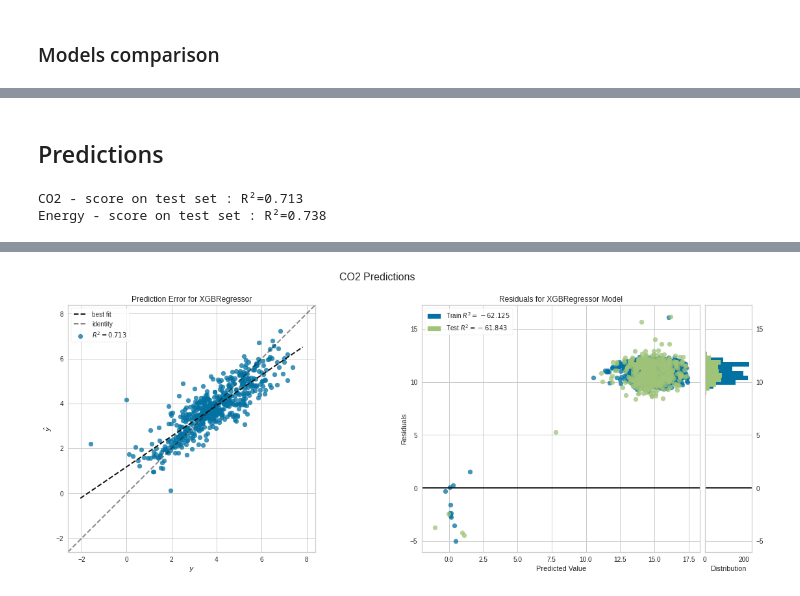
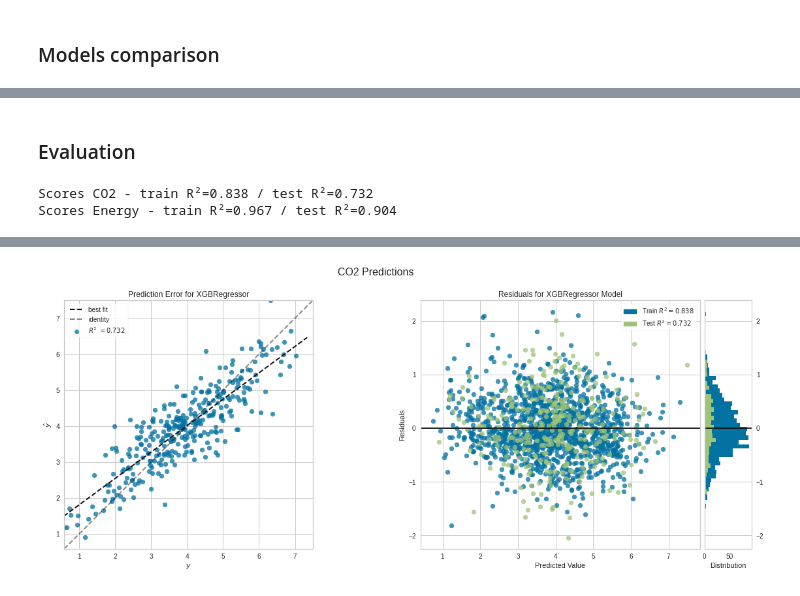
Before and after one commit to FlorianFormentini/OC_IML_P3_EnergyConsumption, a Jupyter notebook: Pelec_02_Predictions.ipynb, the cells around one changed output, grey strips where cells are left out. Saved outputs shown, nothing was run; the diff lists cells and outputs as text; code cells hidden in the pictures.

```diff
--- a/Pelec_02_Predictions.ipynb
+++ b/Pelec_02_Predictions.ipynb
@@ -138,0 +151,19 @@ X_test = pd.DataFrame(imputer.transform(X_test), columns=X_test.columns)
+# %%
+from sklearn.decomposition import PCA
+from sklearn.preprocessing import OneHotEncoder, StandardScaler
+
+preprocessor = Pipeline([
+    # Categorical featurees encoding
+    # Feature scaling
+    ('scaler', MinMaxScaler(feature_range=(0, 1))),
+    #('scaler', StandardScaler()),
+    # missing values imputation
+    ('imputer', KNNImputer(n_neighbors=5)),
+    #('pca', PCA(n_components=20))
+])
+
+# fit/transform on the trainset and only transform the testset
+X_train = pd.DataFrame(preprocessor.fit_transform(train), columns=train.columns)
+X_test = pd.DataFrame(preprocessor.transform(test), columns=test.columns)
+
+print(f"Final df - train: {X_train.shape} / test: {test.shape}")
@@ -357,4 +385,0 @@ def rdm_forest_feature_importance(model, title_prefix):
-# %%
-rf_co2 = RandomForestRegressor(n_jobs=-1, random_state=0)
-rf_co2.fit(X_train, y_train_co2)
-ordered_indices_co2 = rdm_forest_feature_importance(rf_co2, 'CO2')
@@ -363,4 +385,0 @@ ordered_indices_co2 = rdm_forest_feature_importance(rf_co2, 'CO2')
-# %%
-rf_nrg = RandomForestRegressor(n_jobs=-1, random_state=0)
-rf_nrg.fit(X_train, y_train_nrg)
-rdered_indices_nrg = rdm_forest_feature_importance(rf_nrg, 'Energy')
@@ -369,19 +386,33 @@ rdered_indices_nrg = rdm_forest_feature_importance(rf_nrg, 'Energy')
 # %% [markdown]
-## Predictions
+### Evaluation
+# %%
+# Loads models if the environment has restarted
+if not 'tuned_model_co2' in locals():
+    tuned_model_co2 = joblib.load(os.path.join(MODELS_DIR, f"tuned_xgb_co2.pkl"))
+    print('✅ CO2 model loaded.')
+if not 'tuned_model_nrg' in locals():
+    tuned_model_nrg = joblib.load(os.path.join(MODELS_DIR, f"tuned_xgb_nrg.pkl"))
+    print('✅ Energy model loaded.')
+
+tuned_models = dict(CO2=tuned_model_co2, Energy=tuned_model_nrg)
 # %%
-from sklearn import metrics
+preds_co2_train = pd.DataFrame(tuned_model_co2.predict(X_train))
+preds_co2 = pd.DataFrame(tuned_model_co2.predict(X_test))
+score_co2 = {
+    'train': metrics.r2_score(y_train_log_co2, preds_co2_train),
+    'test': metrics.r2_score(y_test_log_co2, preds_co2)
+}
+print(f"Scores CO2 - train R²={score_co2['train']:.3f} / test R²={score_co2['test']:.3f}")
 
-y_preds_co2 = tuned_model_co2.predict(X_test)
-score_co2 = metrics.r2_score(y_test_co2, y_preds_co2)
-print(f"CO2 - score on test set : R²={score_co2:.3f}")
-# gs_co2.best_score_ / score_co2
-
-y_preds_nrg = tuned_model_nrg.predict(X_test)
-score_nrg = metrics.r2_score(y_test_nrg, y_preds_nrg)
-print(f"Energy - score on test set : R²={score_nrg:.3f}")
-#gs_nrg.best_score_ / score_nrg
+preds_nrg_train = pd.DataFrame(tuned_model_nrg.predict(X_train))
+preds_nrg = pd.DataFrame(tuned_model_nrg.predict(X_test))
+score_nrg = {
+    'train':metrics.r2_score(y_train_log_nrg, preds_nrg_train),
+    'test': metrics.r2_score(y_test_log_nrg, preds_nrg)
+}
+print(f"Scores Energy - train R²={score_nrg['train']:.3f} / test R²={score_nrg['test']:.3f}")
 # %% [output]
-CO2 - score on test set : R²=0.713
-Energy - score on test set : R²=0.738
+Scores CO2 - train R²=0.838 / test R²=0.732
+Scores Energy - train R²=0.967 / test R²=0.904
 # %%
 fig = go.Figure([
@@ -397,19 +429,19 @@ fig.show()
 # %%
 from yellowbrick.regressor import PredictionError, ResidualsPlot
 
 fig, axes = plt.subplots(1, 2, figsize=(20,7))
 visualgrid = [
     PredictionError(tuned_model_co2, ax=axes[0]),
-    ResidualsPlot(tuned_model_nrg, ax=axes[1])
+    ResidualsPlot(tuned_model_co2, ax=axes[1])
 ]
 for viz in visualgrid:
-    viz.fit(X_train, y_train_co2)
-    viz.score(X_test, y_test_co2)
+    viz.fit(X_train, y_train_log_co2)
+    viz.score(X_test, y_test_log_co2)
     viz.finalize()
 fig.suptitle('CO2 Predictions', fontsize=16)
 plt.show()
 # %% [output]
-[figure, old version]
+[figure, new version]
 # %%
 fig, axes = plt.subplots(1, 2, figsize=(20,7))
 visualgrid = [
```
Also changed, not shown: parts of 69 cells of this notebook, 7 other files.
